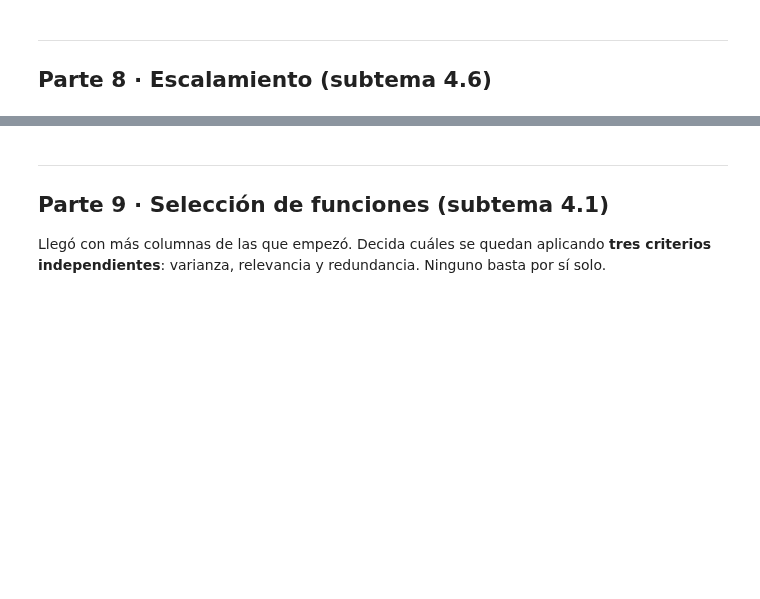
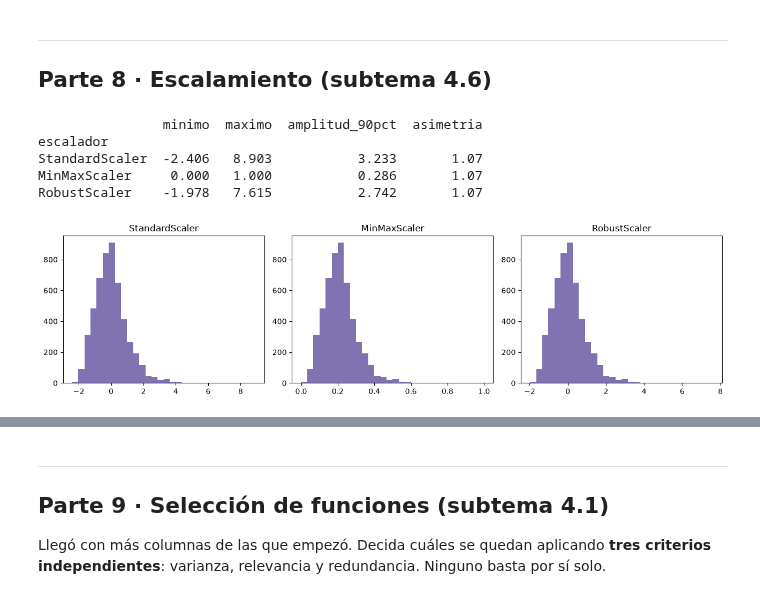
Before and after one commit to CarlosBallesuag/IA_Practicas_LAB, a Jupyter notebook: Practicas Parcial 1/Tarea_Unidad_4.ipynb, the cells around one changed output, grey strips where cells are left out. Saved outputs shown, nothing was run; the diff lists cells and outputs as text; code cells hidden in the pictures; blank space fills up the shorter version.

```diff
--- a/Practicas Parcial 1/Tarea_Unidad_4.ipynb
+++ b/Practicas Parcial 1/Tarea_Unidad_4.ipynb
@@ -234,8 +739,38 @@ construyó usted en la Parte 5.
 # %%
 # [17] Comparacion de escaladores
 # TODO: aplique StandardScaler, MinMaxScaler y RobustScaler a bmi.
 #       Tabule minimo, maximo, amplitud del 90 % central (p95 - p5) y asimetria.
 #       Grafique los tres histogramas resultantes.
+from sklearn.preprocessing import StandardScaler, MinMaxScaler, RobustScaler
+
+bmi_col = df[["bmi"]].values
+filas_escaladores = []
+salidas = {}
+for nombre, escalador in [("StandardScaler", StandardScaler()),
+                           ("MinMaxScaler", MinMaxScaler()),
+                           ("RobustScaler", RobustScaler())]:
+    xt = escalador.fit_transform(bmi_col).flatten()
+    p5, p95 = np.percentile(xt, [5, 95])
+    filas_escaladores.append([nombre, xt.min(), xt.max(), p95 - p5, stats.skew(xt)])
+    salidas[nombre] = xt
+
+tabla_escaladores = pd.DataFrame(filas_escaladores,
+    columns=["escalador", "minimo", "maximo", "amplitud_90pct", "asimetria"]).set_index("escalador")
+print(tabla_escaladores.round(3))
+
+fig, axes = plt.subplots(1, 3, figsize=(13, 3.5))
+for ax, nombre in zip(axes, salidas):
+    ax.hist(salidas[nombre], bins=30, color="#8172B2")
+    ax.set_title(nombre)
+plt.tight_layout()
+plt.show()
+# %% [output]
+                minimo  maximo  amplitud_90pct  asimetria
+escalador
+StandardScaler  -2.406   8.903           3.233       1.07
+MinMaxScaler     0.000   1.000           0.286       1.07
+RobustScaler    -1.978   7.615           2.742       1.07
+[figure, added]
 # %% [markdown]
 **Explique dos cosas.** Primero: por qué la columna de asimetría es idéntica en los tres
 escaladores. Segundo: cuál elige y cómo se conecta esa elección con la decisión que tomó sobre los
```
Also changed, not shown: parts of 32 cells of this notebook.
